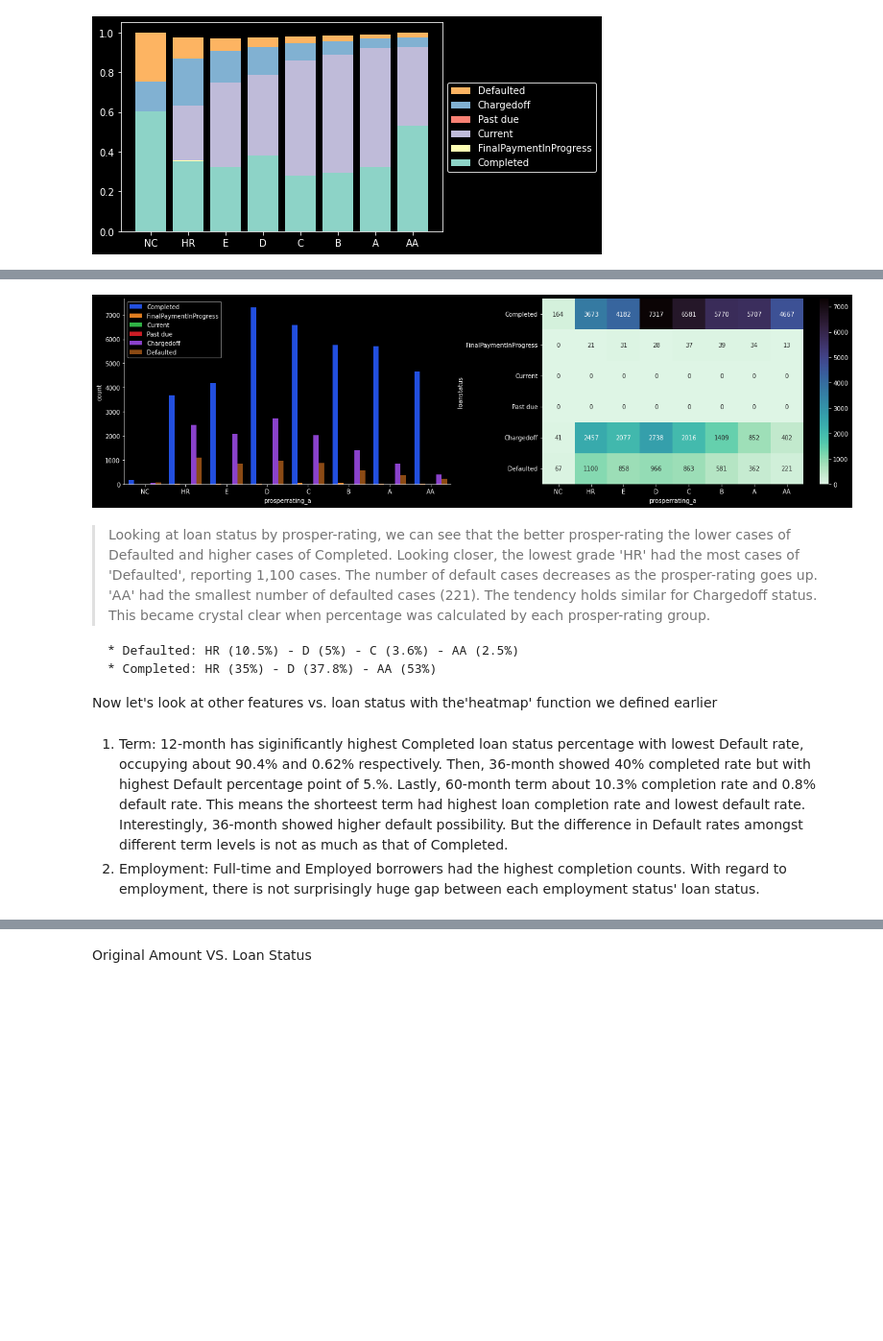
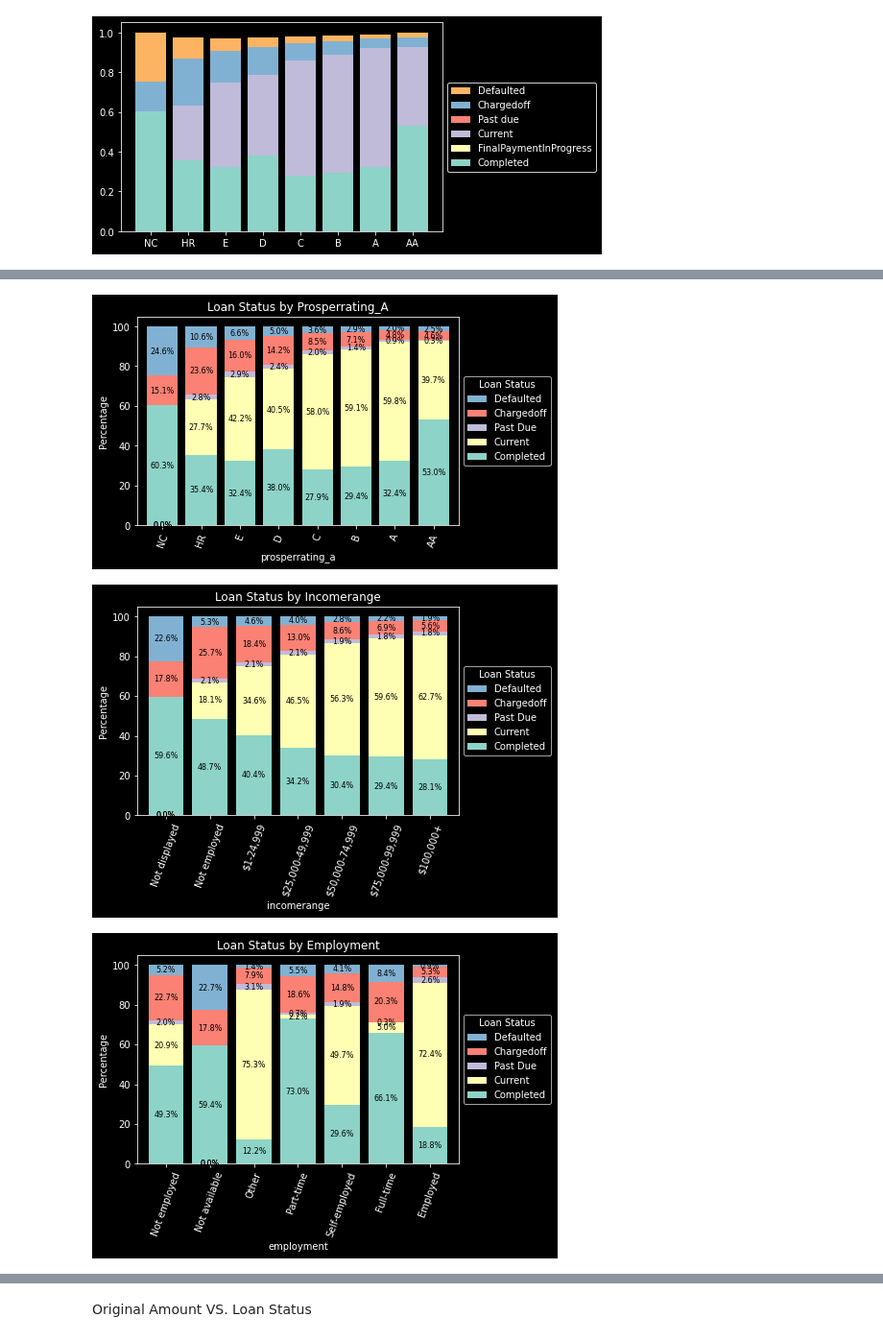
Before and after one commit to SEJUNGJENN-C/LoanData_EDA, a Jupyter notebook: prosper-loan-data-eda.ipynb, the cells around one changed output, grey strips where cells are left out. Shown at 96% size. Saved outputs shown, nothing was run; the diff lists cells and outputs as text; code cells hidden in the pictures; blank space fills up the shorter version.

```diff
--- a/prosper-loan-data-eda.ipynb
+++ b/prosper-loan-data-eda.ipynb
@@ -801,34 +821,0 @@ plt.show();
-# %%
-# Creat temporary dataset except completed loans
-#mask = df.query("loanstatus == 'Completed'").index
-#ls_df = df.drop(mask, axis = 0)
-
-# Bar Chart
-fig, ax = plt.subplots(1, 2, figsize = [18, 5])
-
-sns.countplot(data = ls_df, x = 'prosperrating_a', hue = 'loanstatus', palette = 'bright', ax = ax[0])
-ax[0].legend(loc = 'upper left')
-sns.despine()
-
-# Heat Map
-def heat_map(x, y = 'loanstatus'):
-    """Quick hack for creating heatmap"""
-    counts = ls_df.groupby([x, y]).size().reset_index(name = 'count')
-    counts = counts.pivot(index = y, columns = x, values = 'count')
-    sns.heatmap(counts, annot = True, cmap = 'mako_r', fmt = 'd')
-
-ax[1] = heat_map('prosperrating_a')
-
-plt.tight_layout()
-plt.show();
-# %% [output]
-[figure, removed]
-# %% [markdown]
-> Looking at loan status by prosper-rating, we can see that the better prosper-rating the lower cases of Defaulted and higher cases of Completed.
-Looking closer, the lowest grade 'HR' had the most cases of 'Defaulted', reporting 1,100 cases. The number of default cases decreases as the prosper-rating goes up. 'AA' had the smallest number of defaulted cases (221). The tendency holds similar for Chargedoff status.
-This became crystal clear when percentage was calculated by each prosper-rating group.
-
-    * Defaulted: HR (10.5%) - D (5%) - C (3.6%) - AA (2.5%)
-    * Completed: HR (35%) - D (37.8%) - AA (53%)
-
-Now let's look at other features vs. loan status with the'heatmap' function we defined earlier
@@ -847,3 +822,26 @@ plt.show();
-# %% [markdown]
-1. Term: 12-month has siginificantly highest Completed loan status percentage with lowest Default rate, occupying about 90.4% and 0.62% respectively. Then, 36-month showed 40% completed rate but with highest Default percentage point of 5.%. Lastly, 60-month term about 10.3% completion rate and 0.8% default rate. This means the shorteest term had highest loan completion rate and lowest default rate. Interestingly, 36-month showed higher default possibility. But the difference in Default rates amongst different term levels is not as much as that of Completed.
-2. Employment: Full-time and Employed borrowers had the highest completion counts. With regard to employment, there is not surprisingly huge gap between each employment status' loan status.
+# %%
+def loanstatus(cat1, cat2 = 'loanstatus'):
+    rating_df = df.groupby(cat1)[cat2].value_counts(normalize = True).mul(100).unstack()
+    ax = rating_df.plot.bar(stacked = True, rot = 0, width = 0.8)
+    # Get handles and lables to reverse the order of legend
+    handles, labels = ax.get_legend_handles_labels()
+    ax.legend(reversed(handles), reversed(labels), loc = 'center left', bbox_to_anchor = (1, 0.5), title = 'Loan Status')
+    plt.xticks(rotation = 70)
+    plt.ylabel('Percentage')
+    plt.title('Loan Status by {}'.format(cat1.title()))
+    # add annotation
+    for bar in ax.patches:
+        plt.annotate(f"{bar.get_height():.1f}%",
+                    (bar.get_x() + bar.get_width()/2,
+                    bar.get_y() + bar.get_height()/2),
+                    ha = 'center', va = 'center', color = 'black', fontsize = 8)
+    plt.show();
+
+loanstatus('prosperrating_a')
+loanstatus('incomerange')
+loanstatus('employment')
+loanstatus('term')
+# %% [output]
+[figure, added]
+[figure, added]
+[figure, added]
```
Also changed, not shown: parts of 30 cells of this notebook.
